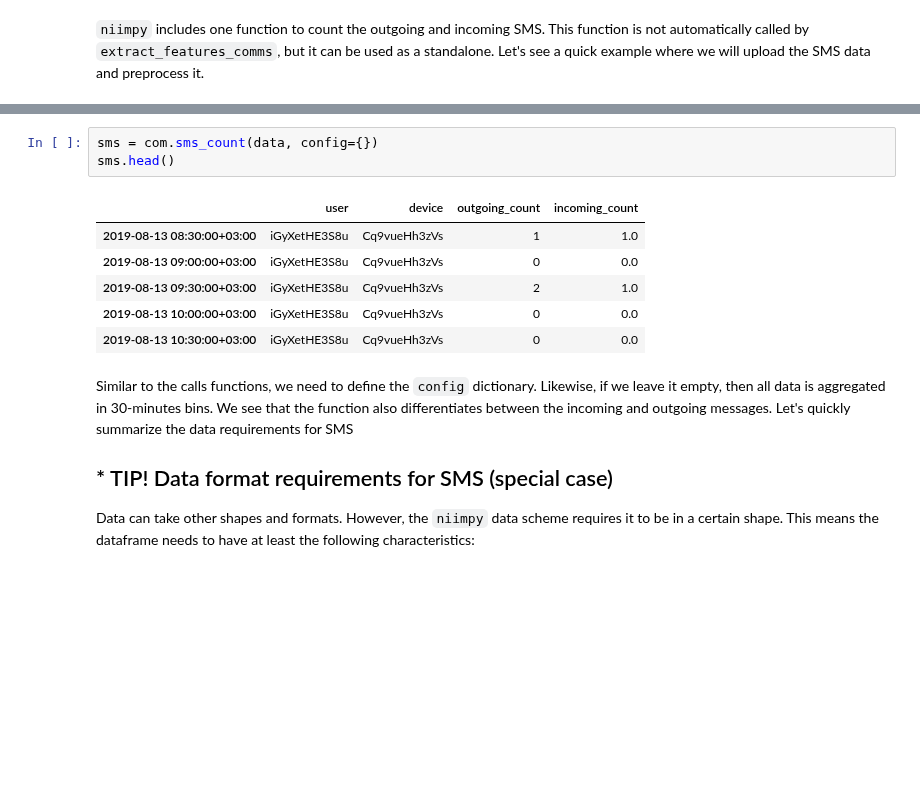
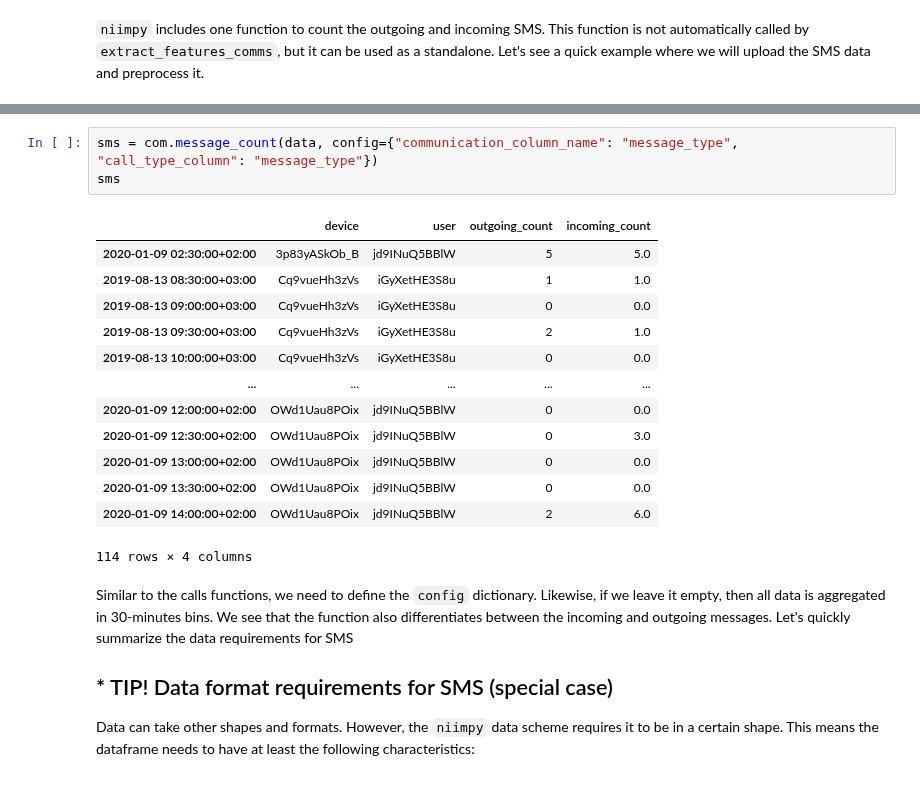
Before and after one commit to digitraceslab/niimpy, a Jupyter notebook: docs/demo_notebooks/communication.ipynb, the cells around one changed output, grey strips where cells are left out. Cells and saved outputs as stored; diff of their text form; blank space fills up the shorter version.

```diff
--- a/docs/demo_notebooks/communication.ipynb
+++ b/docs/demo_notebooks/communication.ipynb
@@ -330,13 +325,20 @@ data.head()
 # %%
-sms = com.sms_count(data, config={})
-sms.head()
+sms = com.message_count(data, config={"communication_column_name": "message_type", "call_type_column": "message_type"})
+sms
 # %% [output]
-|  | user | device | outgoing_count | incoming_count |
-| 2019-08-13 08:30:00+03:00 | iGyXetHE3S8u | Cq9vueHh3zVs | 1 | 1.0 |
-| 2019-08-13 09:00:00+03:00 | iGyXetHE3S8u | Cq9vueHh3zVs | 0 | 0.0 |
-| 2019-08-13 09:30:00+03:00 | iGyXetHE3S8u | Cq9vueHh3zVs | 2 | 1.0 |
-| 2019-08-13 10:00:00+03:00 | iGyXetHE3S8u | Cq9vueHh3zVs | 0 | 0.0 |
-| 2019-08-13 10:30:00+03:00 | iGyXetHE3S8u | Cq9vueHh3zVs | 0 | 0.0 |
+|  | device | user | outgoing_count | incoming_count |
+| 2020-01-09 02:30:00+02:00 | 3p83yASkOb_B | jd9INuQ5BBlW | 5 | 5.0 |
+| 2019-08-13 08:30:00+03:00 | Cq9vueHh3zVs | iGyXetHE3S8u | 1 | 1.0 |
+| 2019-08-13 09:00:00+03:00 | Cq9vueHh3zVs | iGyXetHE3S8u | 0 | 0.0 |
+| 2019-08-13 09:30:00+03:00 | Cq9vueHh3zVs | iGyXetHE3S8u | 2 | 1.0 |
+| 2019-08-13 10:00:00+03:00 | Cq9vueHh3zVs | iGyXetHE3S8u | 0 | 0.0 |
+| ... | ... | ... | ... | ... |
+| 2020-01-09 12:00:00+02:00 | OWd1Uau8POix | jd9INuQ5BBlW | 0 | 0.0 |
+| 2020-01-09 12:30:00+02:00 | OWd1Uau8POix | jd9INuQ5BBlW | 0 | 3.0 |
+| 2020-01-09 13:00:00+02:00 | OWd1Uau8POix | jd9INuQ5BBlW | 0 | 0.0 |
+| 2020-01-09 13:30:00+02:00 | OWd1Uau8POix | jd9INuQ5BBlW | 0 | 0.0 |
+| 2020-01-09 14:00:00+02:00 | OWd1Uau8POix | jd9INuQ5BBlW | 2 | 6.0 |
+114 rows × 4 columns
 # %% [markdown]
 Similar to the calls functions, we need to define the `config` dictionary. Likewise, if we leave it empty, then all data is aggregated in 30-minutes bins. We see that the function also differentiates between the incoming and outgoing messages. Let's quickly summarize the data requirements for SMS
 
```
Also changed, not shown: parts of 16 cells of this notebook.
